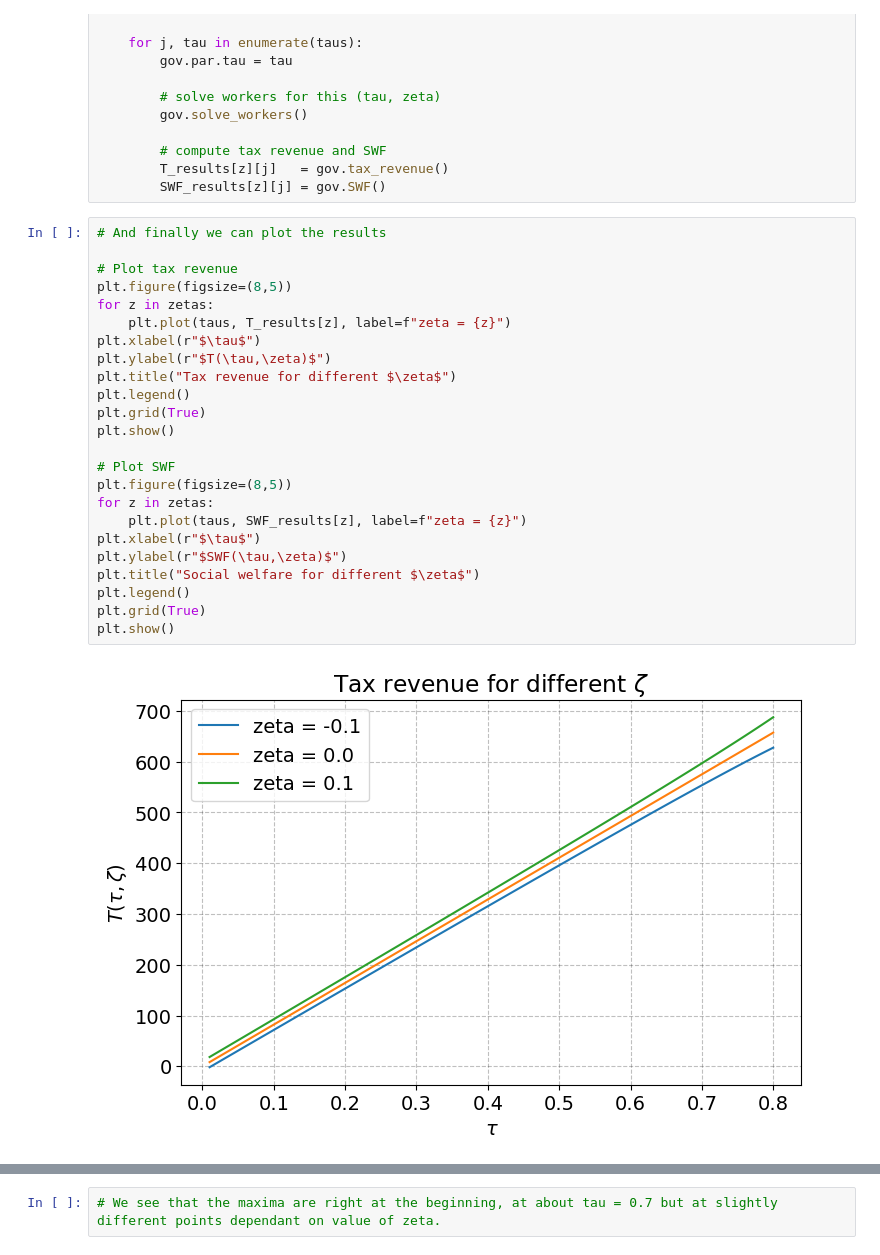
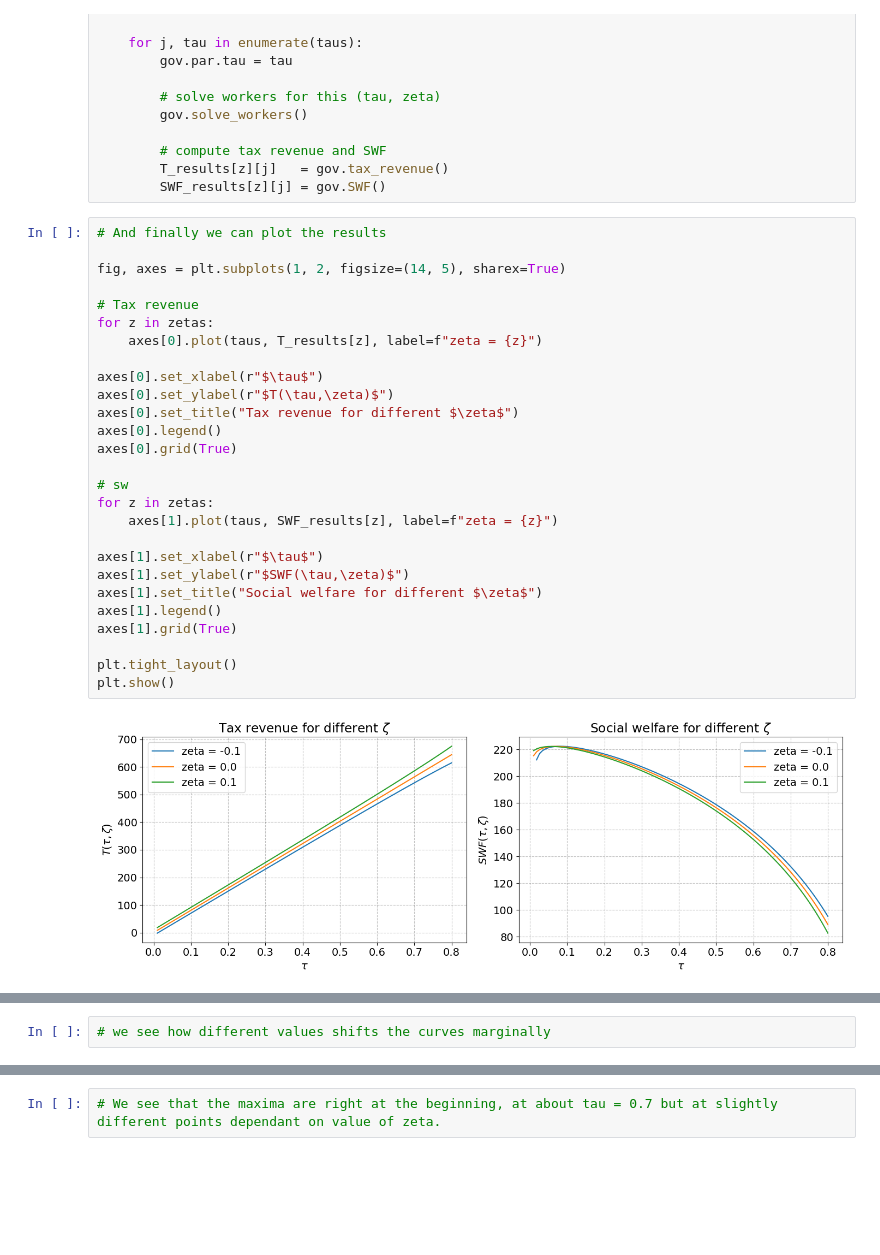
Before and after one commit to bhd505/projects-2025-benjamin, a Jupyter notebook: 02_modelproject/ModelProject.ipynb, the cells around one changed output, grey strips where cells are left out. Drawn from its saved outputs; the diff is of its cells as text; blank space fills up the shorter version.

```diff
--- a/02_modelproject/ModelProject.ipynb
+++ b/02_modelproject/ModelProject.ipynb
@@ -292,26 +288,29 @@ for z in zetas:
 # %%
 # And finally we can plot the results
 
-# Plot tax revenue
-plt.figure(figsize=(8,5))
+fig, axes = plt.subplots(1, 2, figsize=(14, 5), sharex=True)
+
+# Tax revenue
 for z in zetas:
-    plt.plot(taus, T_results[z], label=f"zeta = {z}")
-plt.xlabel(r"$\tau$")
-plt.ylabel(r"$T(\tau,\zeta)$")
-plt.title("Tax revenue for different $\zeta$")
-plt.legend()
-plt.grid(True)
+    axes[0].plot(taus, T_results[z], label=f"zeta = {z}")
+
+axes[0].set_xlabel(r"$\tau$")
+axes[0].set_ylabel(r"$T(\tau,\zeta)$")
+axes[0].set_title("Tax revenue for different $\zeta$")
+axes[0].legend()
+axes[0].grid(True)
+
+# sw
+for z in zetas:
+    axes[1].plot(taus, SWF_results[z], label=f"zeta = {z}")
+
+axes[1].set_xlabel(r"$\tau$")
+axes[1].set_ylabel(r"$SWF(\tau,\zeta)$")
+axes[1].set_title("Social welfare for different $\zeta$")
+axes[1].legend()
+axes[1].grid(True)
+
+plt.tight_layout()
 plt.show()
-
-# Plot SWF
-plt.figure(figsize=(8,5))
-for z in zetas:
-    plt.plot(taus, SWF_results[z], label=f"zeta = {z}")
-plt.xlabel(r"$\tau$")
-plt.ylabel(r"$SWF(\tau,\zeta)$")
-plt.title("Social welfare for different $\zeta$")
-plt.legend()
-plt.grid(True)
-plt.show()
 # %% [output]
-[figure, old version]
+[figure, new version]
@@ -319,3 +317,5 @@ plt.show()
+# %%
+# we see how different values shifts the curves marginally
 # %%
 #3: For this exercise we want to indicate the maximum of the SWF function
 
```
Also changed, not shown: parts of 30 cells of this notebook, 1 other file.
